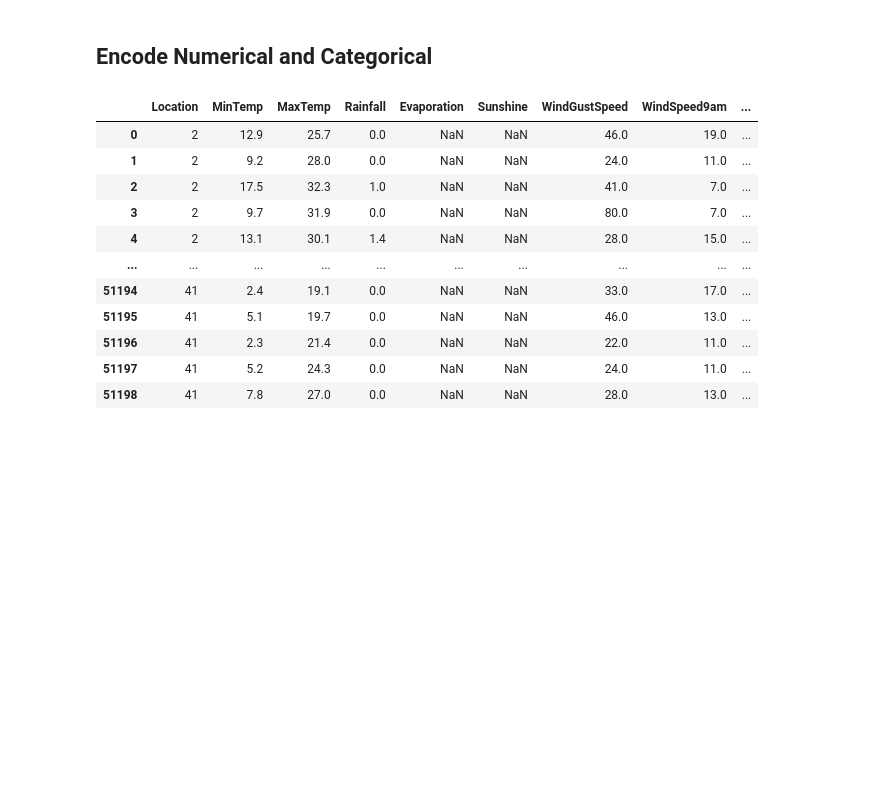
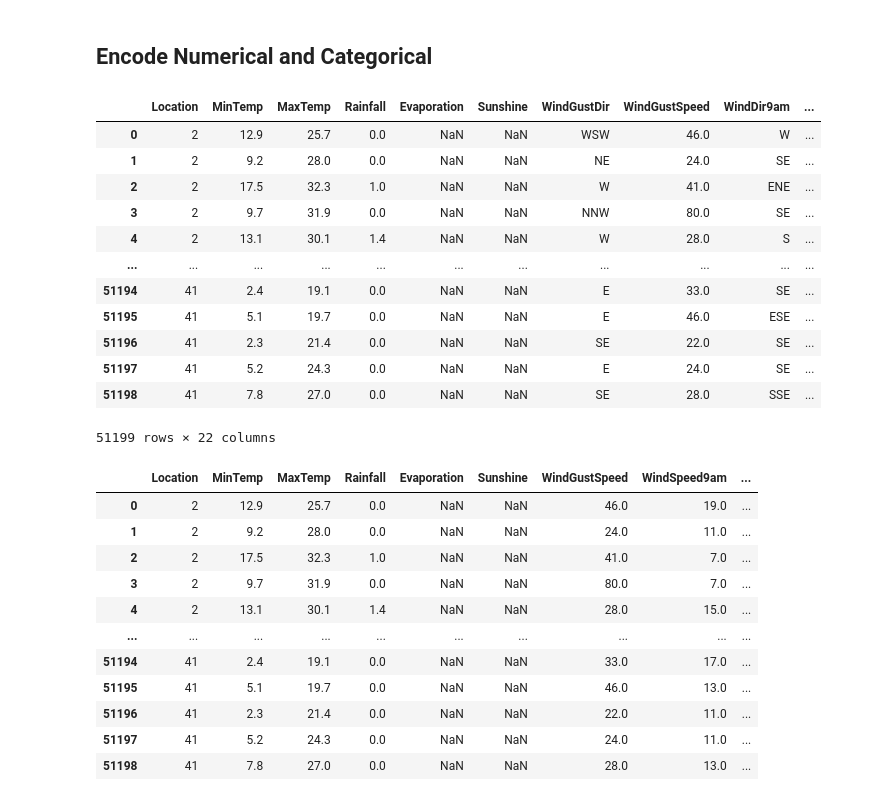
Before and after one commit to augustusamedume1234/Data-Mining-Assigment-3, a Jupyter notebook: Balanced_data.ipynb, the cells around one changed output. Saved outputs shown, nothing was run; the diff lists cells and outputs as text; code cells hidden in the pictures; blank space fills up the shorter version.

```diff
--- a/Balanced_data.ipynb
+++ b/Balanced_data.ipynb
@@ -52,0 +46,32 @@ Unseen_Data['RainToday'] = le.fit_transform(Unseen_Data['RainToday'])
+# %%
+import numpy as np
+import pandas as pd
+from sklearn.preprocessing import LabelEncoder
+
+
+# Apply Label Encoding
+
+RainToday_map = {"No": 0, "Yes": 1}
+Raw_TrainTestSet['RainToday'] = Raw_TrainTestSet['RainToday'].map(RainToday_map)
+
+le_location = LabelEncoder()
+Raw_TrainTestSet['Location'] = le_location.fit_transform(Raw_TrainTestSet['Location'])
+
+
+
+
+Raw_TrainTestSet
+# %% [output]
+|  | Location | MinTemp | MaxTemp | Rainfall | Evaporation | Sunshine | WindGustDir | WindGustSpeed | WindDir9am | ... |
+| 0 | 2 | 12.9 | 25.7 | 0.0 | NaN | NaN | WSW | 46.0 | W | ... |
+| 1 | 2 | 9.2 | 28.0 | 0.0 | NaN | NaN | NE | 24.0 | SE | ... |
+| 2 | 2 | 17.5 | 32.3 | 1.0 | NaN | NaN | W | 41.0 | ENE | ... |
+| 3 | 2 | 9.7 | 31.9 | 0.0 | NaN | NaN | NNW | 80.0 | SE | ... |
+| 4 | 2 | 13.1 | 30.1 | 1.4 | NaN | NaN | W | 28.0 | S | ... |
+| ... | ... | ... | ... | ... | ... | ... | ... | ... | ... | ... |
+| 51194 | 41 | 2.4 | 19.1 | 0.0 | NaN | NaN | E | 33.0 | SE | ... |
+| 51195 | 41 | 5.1 | 19.7 | 0.0 | NaN | NaN | E | 46.0 | ESE | ... |
+| 51196 | 41 | 2.3 | 21.4 | 0.0 | NaN | NaN | SE | 22.0 | SE | ... |
+| 51197 | 41 | 5.2 | 24.3 | 0.0 | NaN | NaN | E | 24.0 | SE | ... |
+| 51198 | 41 | 7.8 | 27.0 | 0.0 | NaN | NaN | SE | 28.0 | SSE | ... |
+51199 rows × 22 columns
```
Also changed, not shown: parts of 26 cells of this notebook, 3 other files.
